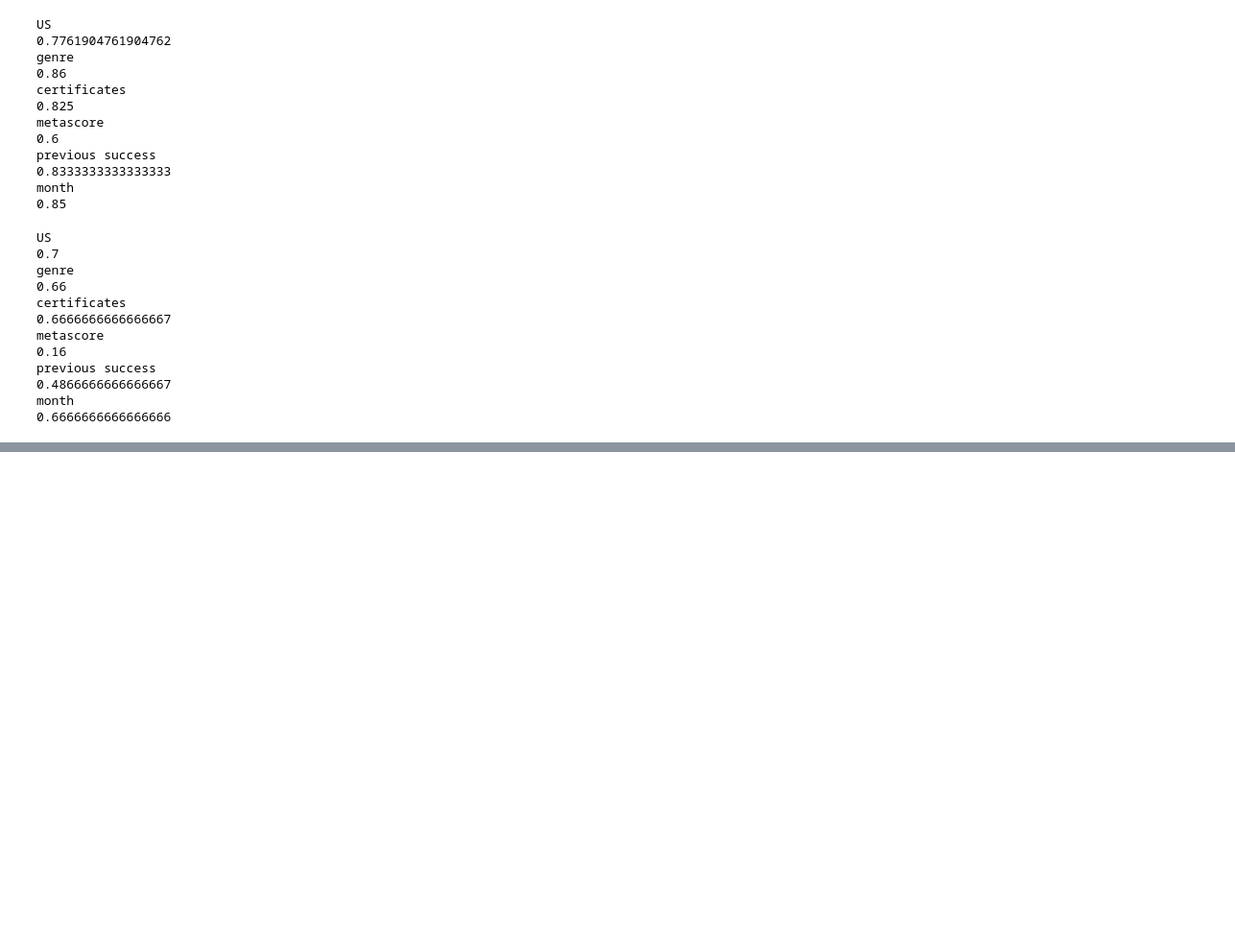
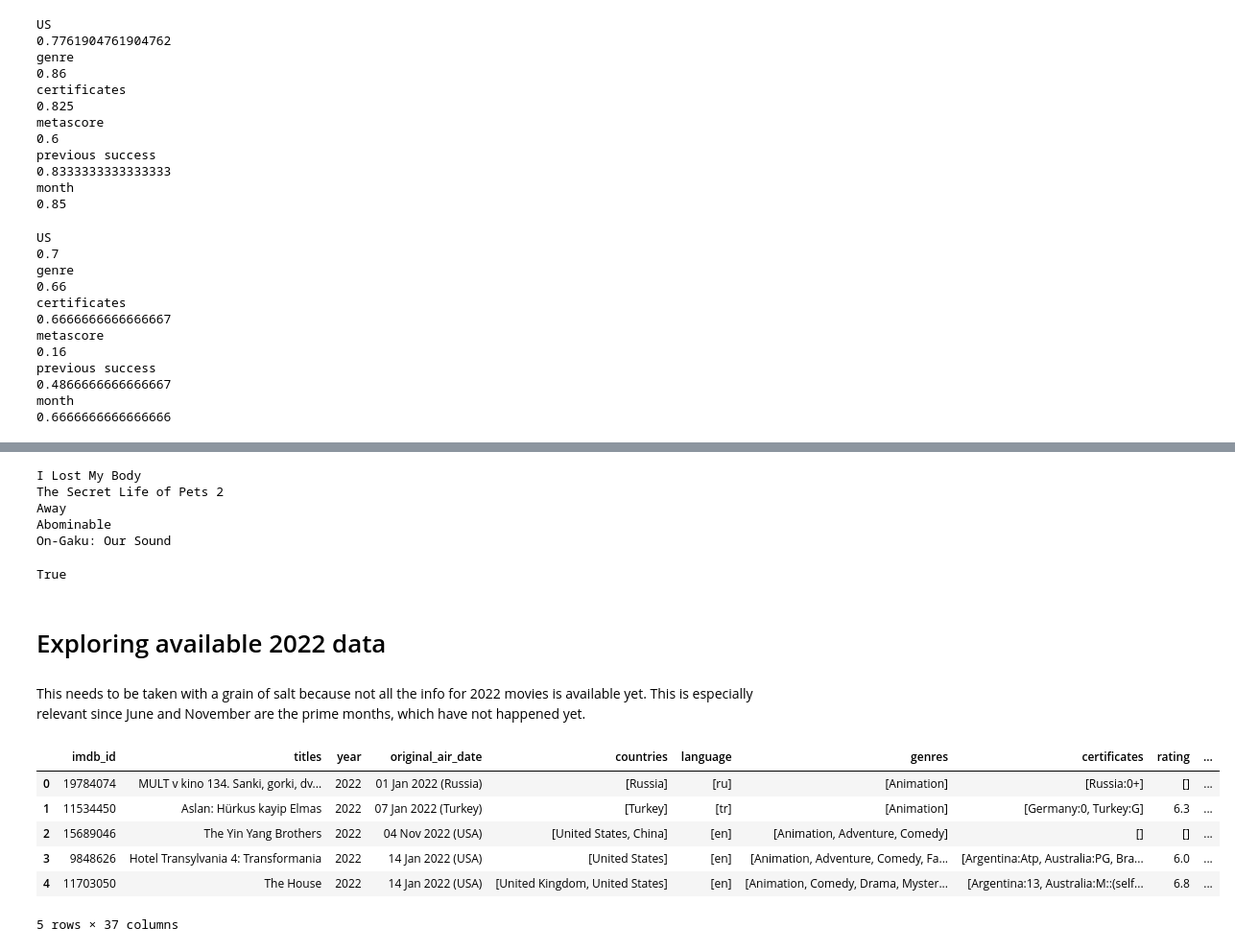
Before and after one commit to wrlaxboy151/may22-lunar-outpost, a Jupyter notebook: model5.ipynb, the cells around one changed output, grey strips where cells are left out. Shown at 96% size. Saved outputs shown, nothing was run; the diff lists cells and outputs as text; code cells hidden in the pictures; blank space fills up the shorter version.

```diff
--- a/model5.ipynb
+++ b/model5.ipynb
@@ -345,0 +561,29 @@ month
+# %%
+for i in [126,132,137,217,233]:
+    print(main_df[main_df["year"]==2019].iloc[i]['titles'])
+# %% [output]
+I Lost My Body
+The Secret Life of Pets 2
+Away
+Abominable
+On-Gaku: Our Sound
+# %%
+exp_2019[0][0] ==0
+# %% [output]
+True
+# %% [markdown]
+# Exploring available 2022 data
+# %% [markdown]
+This needs to be taken with a grain of salt because not all the info for 2022 movies is available yet.  This is especially relevant since June and November are the prime months, which have not happened yet.
+# %%
+main_2022=pd.read_pickle('Data/data_from_imdb_extra_2022.pkl')
+# %%
+main_2022.head()
+# %% [output]
+|  | imdb_id | titles | year | original_air_date | countries | language | genres | certificates | rating | ... |
+| 0 | 19784074 | MULT v kino 134. Sanki, gorki, dv... | 2022 | 01 Jan 2022 (Russia) | [Russia] | [ru] | [Animation] | [Russia:0+] | [] | ... |
+| 1 | 11534450 | Aslan: Hürkus kayip Elmas | 2022 | 07 Jan 2022 (Turkey) | [Turkey] | [tr] | [Animation] | [Germany:0, Turkey:G] | 6.3 | ... |
+| 2 | 15689046 | The Yin Yang Brothers | 2022 | 04 Nov 2022 (USA) | [United States, China] | [en] | [Animation, Adventure, Comedy] | [] | [] | ... |
+| 3 | 9848626 | Hotel Transylvania 4: Transformania | 2022 | 14 Jan 2022 (USA) | [United States] | [en] | [Animation, Adventure, Comedy, Fa... | [Argentina:Atp, Australia:PG, Bra... | 6.0 | ... |
+| 4 | 11703050 | The House | 2022 | 14 Jan 2022 (USA) | [United Kingdom, United States] | [en] | [Animation, Comedy, Drama, Myster... | [Argentina:13, Australia:M::(self... | 6.8 | ... |
+5 rows × 37 columns
```
Also changed, not shown: parts of 32 cells of this notebook, 3 other files.
